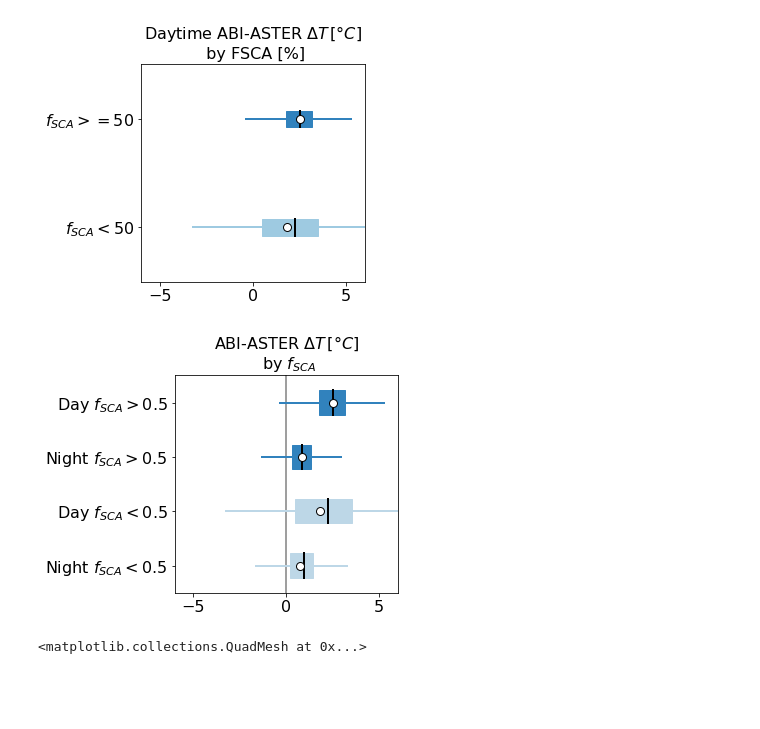
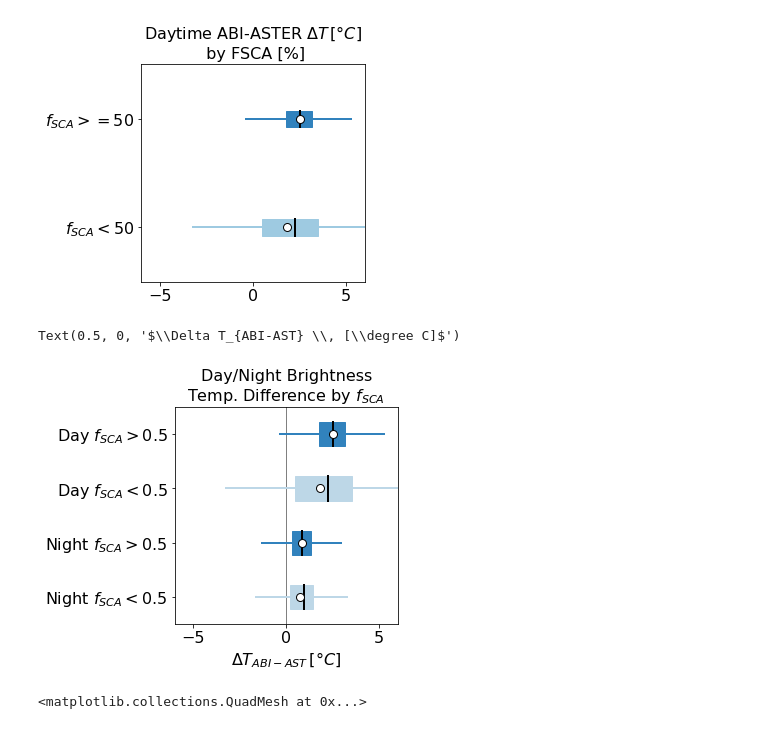
Before and after one commit to spestana/goes-cues, a Jupyter notebook: plot-raster-datasets-slopeaspectfveg.ipynb, the cells around one changed output. Drawn from its saved outputs; the diff is of its cells as text; code cells hidden in the pictures; blank space fills up the shorter version.

Commit message:
More plot updates

```diff
--- a/plot-raster-datasets-slopeaspectfveg.ipynb
+++ b/plot-raster-datasets-slopeaspectfveg.ipynb
@@ -1553,47 +1553,55 @@ medians:  2.3 2.5
 # %%
 plt.figure(figsize=(4,4))
 
-bplot = plt.boxplot([x_lt_night, x_lt_day,
-                     x_gte_night, x_gte_day],vert=False,
+bplot = plt.boxplot([x_lt_night,
+                     x_gte_night,
+                     x_lt_day,
+                     x_gte_day],
+                     vert=False,
                      showfliers=False, showmeans=True, patch_artist=True,
-                     labels=['Night $f_{SCA}<0.5$','Day $f_{SCA}<0.5$', 'Night $f_{SCA}>0.5$', 'Day $f_{SCA}>0.5$']);
+                     labels=['Night $f_{SCA}<0.5$',
+                             'Night $f_{SCA}>0.5$',
+                             'Day $f_{SCA}<0.5$',
+                             'Day $f_{SCA}>0.5$']);
 
-plt.axvline(0,linestyle='-',color='grey', zorder=-99)
+plt.axvline(0,linestyle='-',color='grey', lw=1, zorder=-99)
 
 color1='#bdd7e7'
 color2='#3182bd'
 # fill with colors
-colors = [color1, color1, color2, color2]
+colors = [color1, color2, color1, color2]
 for patch, color in zip(bplot['boxes'], colors):
     patch.set_edgecolor(color)
     patch.set_facecolor(color)
 colors = ['k', 'k', 'k', 'k']
 for patch, color in zip(bplot['medians'], colors):
     patch.set_color(color)
     patch.set_linewidth(2)
 for patch, color in zip(bplot['means'], colors):
     patch.set_markeredgecolor(color)
     patch.set_markerfacecolor('w')
     patch.set_marker('o')
     patch.set_markersize(8)
 for patch, color in zip(bplot['fliers'], colors):
     patch.set_markeredgecolor(color)
     patch.set_markersize(1)
     patch.set_marker('.')
-colors = [color1, color1, color1, color1, color2, color2, color2, color2]
+colors = [color1, color1, color2, color2, color1, color1, color2, color2]
 for patch, color in zip(bplot['whiskers'], colors):
     patch.set_color(color)
     patch.set_linewidth(2)
 for patch, color in zip(bplot['caps'], colors):
     patch.set_color(color)
     patch.set_linewidth(0)
 
 
 
-plt.title('ABI-ASTER $\Delta T\,[\degree C]$\n by $f_{SCA}$')
+plt.title('Day/Night Brightness\nTemp. Difference by $f_{SCA}$')
 plt.xlim(-6,6);
+plt.xlabel('$\Delta T_{ABI-AST} \, [\degree C]$')
 # %% [output]
+Text(0.5, 0, '$\\Delta T_{ABI-AST} \\, [\\degree C]$')
-[figure, old version]
+[figure, new version]
 # %%
 k = fsca_threshold
 i = 24
```
Also changed, not shown: parts of 2 cells of this notebook, 1 other file.
